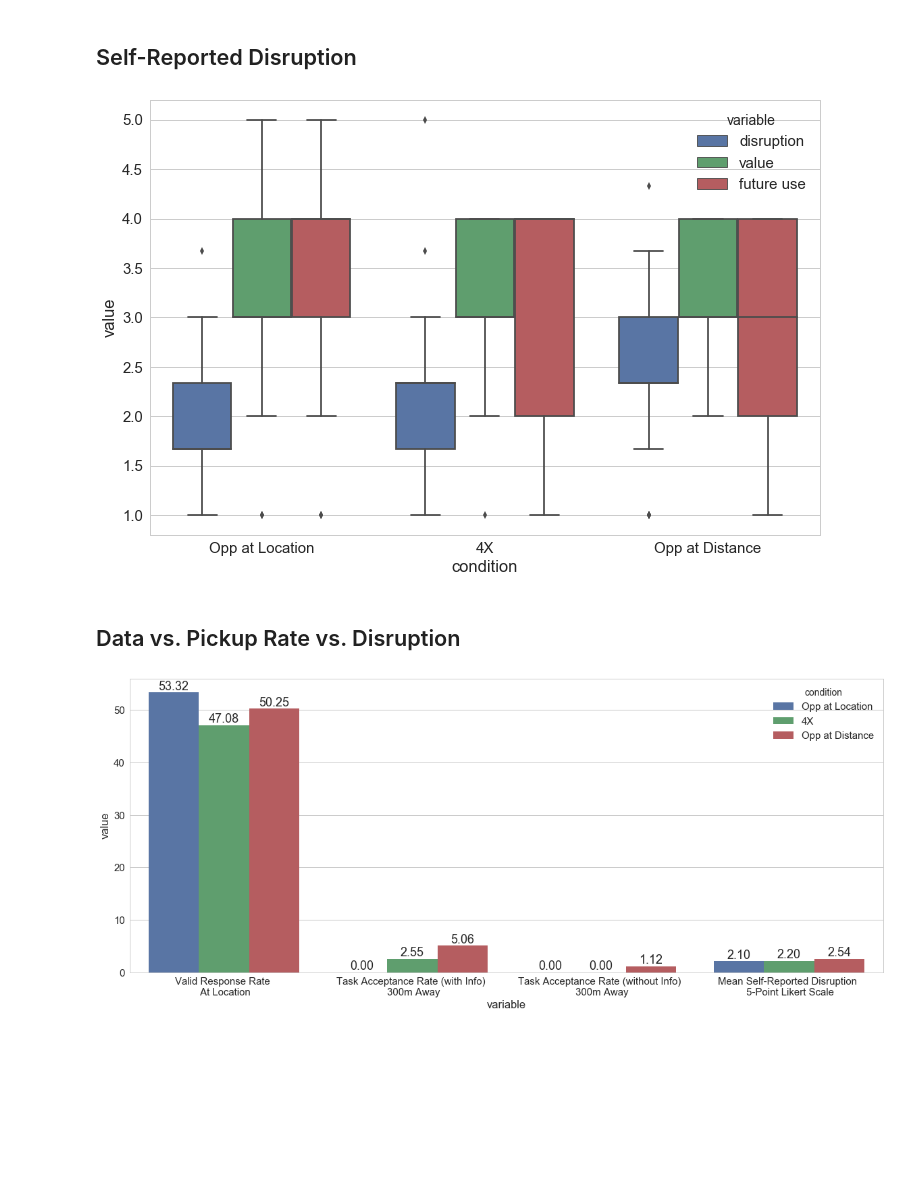
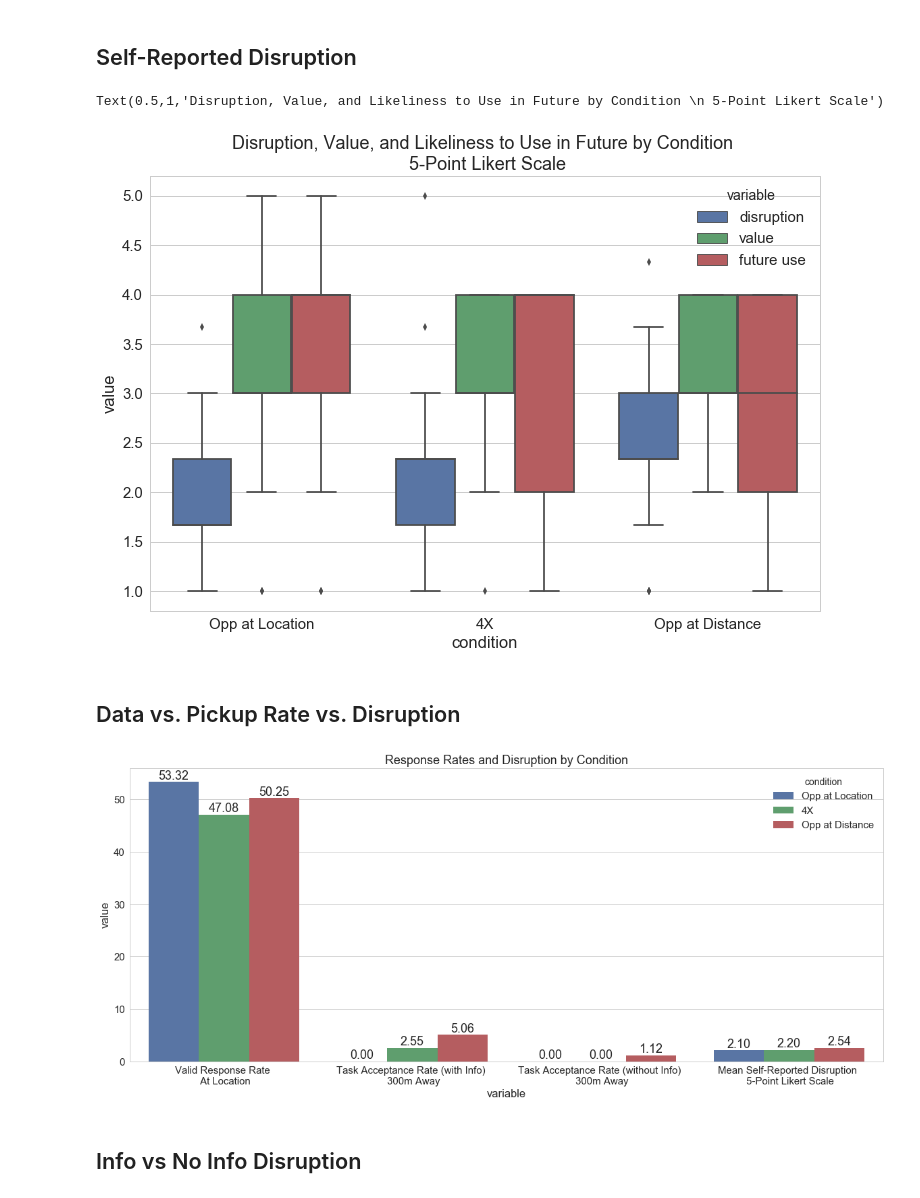
Before and after one commit to NUDelta/les-study-analysis, a Jupyter notebook: w2018/4X-study-dashboard.ipynb, the cells around one changed output. Saved outputs shown, nothing was run; the diff lists cells and outputs as text; code cells hidden in the pictures; blank space fills up the shorter version.

Commit message:
adding a couple more disruption plots

```diff
--- a/w2018/4X-study-dashboard.ipynb
+++ b/w2018/4X-study-dashboard.ipynb
@@ -1432,9 +1432,11 @@ disruption_plot_data = disruption_plot_data[disruption_plot_data['value'] > 0] #
 # %%
 fig = plt.subplots(figsize=(12, 8))
 ax = sns.boxplot(x='condition', y='value', hue='variable', data=disruption_plot_data,
                  hue_order=['disruption', 'value', 'future use'])
+ax.set_title('Disruption, Value, and Likeliness to Use in Future by Condition \n 5-Point Likert Scale')
 # %% [output]
+Text(0.5,1,'Disruption, Value, and Likeliness to Use in Future by Condition \n 5-Point Likert Scale')
-[figure, old version]
+[figure, new version]
 # %% [markdown]
 ## Data vs. Pickup Rate vs. Disruption
 # %%
@@ -1477,6 +1479,8 @@ combined_plot_df = pd.DataFrame({
 fig = plt.subplots(figsize=(20, 8))
 ax = sns.barplot(x='variable', y='value', hue='condition', data=combined_plot_df,
                  hue_order=['Opp at Location', '4X', 'Opp at Distance'])
+ax.set_title('Response Rates and Disruption by Condition')
+
 for p in ax.patches:
     height = p.get_height()
     if math.isnan(height):
@@ -1484,4 +1488,6 @@ for p in ax.patches:
 
     ax.text(p.get_x() + p.get_width() /2., height + 0.5, '{:1.2f}'.format(height), ha="center")
 # %% [output]
-[figure, old version]
+[figure, new version]
+# %% [markdown]
+## Info vs No Info Disruption
```
Also changed, not shown: parts of 4 cells of this notebook.
